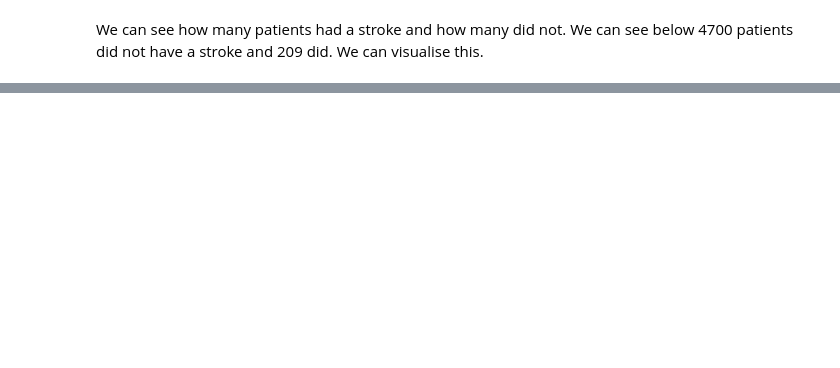
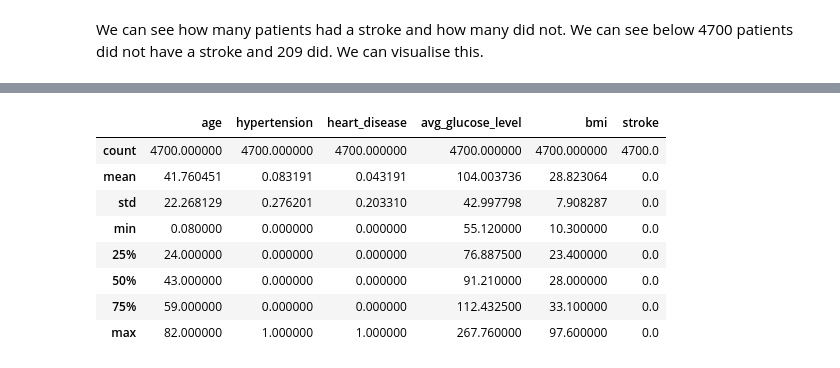
Before and after one commit to JoniGellatly/hello-world, a Jupyter notebook: Untitled7.ipynb, the cells around one changed output, grey strips where cells are left out. Drawn from its saved outputs; the diff is of its cells as text; code cells hidden in the pictures; blank space fills up the shorter version.

```diff
--- a/Untitled7.ipynb
+++ b/Untitled7.ipynb
@@ -235,0 +158,12 @@ We can now visualise this.
+# %%
+df[df['stroke'] ==0].describe()
+# %% [output]
+|  | age | hypertension | heart_disease | avg_glucose_level | bmi | stroke |
+| count | 4700.000000 | 4700.000000 | 4700.000000 | 4700.000000 | 4700.000000 | 4700.0 |
+| mean | 41.760451 | 0.083191 | 0.043191 | 104.003736 | 28.823064 | 0.0 |
+| std | 22.268129 | 0.276201 | 0.203310 | 42.997798 | 7.908287 | 0.0 |
+| min | 0.080000 | 0.000000 | 0.000000 | 55.120000 | 10.300000 | 0.0 |
+| 25% | 24.000000 | 0.000000 | 0.000000 | 76.887500 | 23.400000 | 0.0 |
+| 50% | 43.000000 | 0.000000 | 0.000000 | 91.210000 | 28.000000 | 0.0 |
+| 75% | 59.000000 | 0.000000 | 0.000000 | 112.432500 | 33.100000 | 0.0 |
+| max | 82.000000 | 1.000000 | 1.000000 | 267.760000 | 97.600000 | 0.0 |
```
Also changed, not shown: parts of 54 cells of this notebook.
